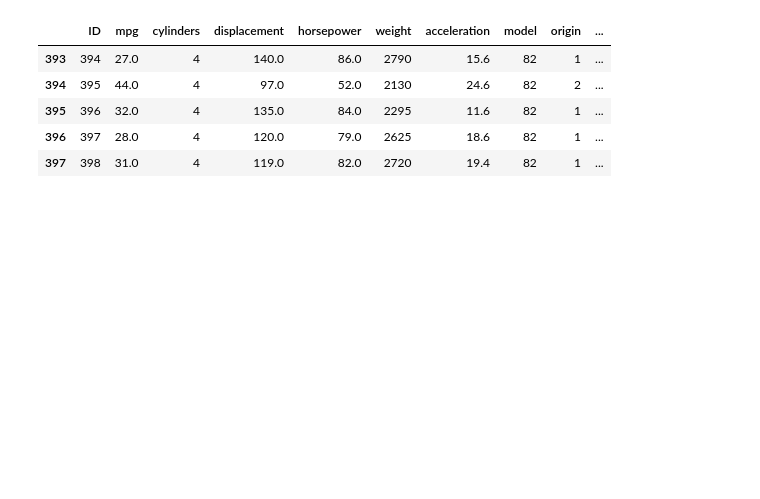
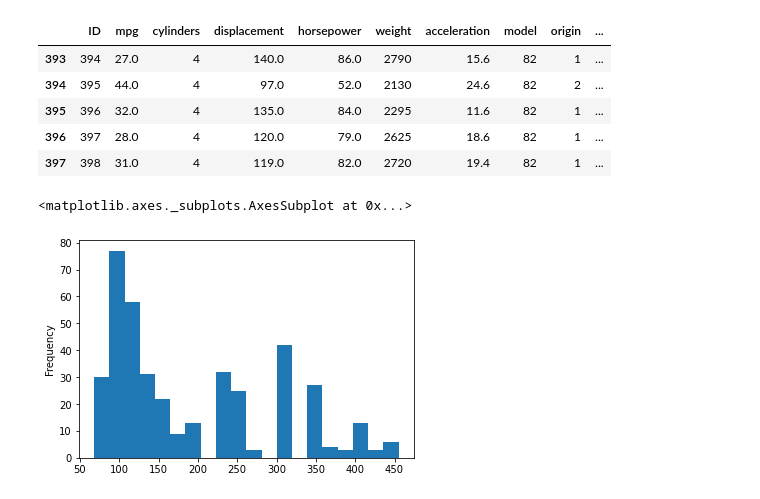
Before and after one commit to brianduran/eda_with_pandas, a Jupyter notebook: handling_outliers.ipynb, the cells around one changed output. Cells and saved outputs as stored; diff of their text form; code cells hidden in the pictures; blank space fills up the shorter version.

```diff
--- a/handling_outliers.ipynb
+++ b/handling_outliers.ipynb
@@ -31,5 +31,6 @@ cars_df[cars_df["displacement"] >= 1000]
 # %%
-cars_df.drop(cars_df[cars_df["displacement"] >= 1000].index).tail(5)
+new_car_df = cars_df.drop(cars_df[cars_df["displacement"] >= 1000].index)
+new_car_df.tail(5)
 # %% [output]
 |  | ID | mpg | cylinders | displacement | horsepower | weight | acceleration | model | origin | ... |
 | 393 | 394 | 27.0 | 4 | 140.0 | 86.0 | 2790 | 15.6 | 82 | 1 | ... |
@@ -37,3 +38,8 @@ cars_df.drop(cars_df[cars_df["displacement"] >= 1000].index).tail(5)
 | 395 | 396 | 32.0 | 4 | 135.0 | 84.0 | 2295 | 11.6 | 82 | 1 | ... |
 | 396 | 397 | 28.0 | 4 | 120.0 | 79.0 | 2625 | 18.6 | 82 | 1 | ... |
 | 397 | 398 | 31.0 | 4 | 119.0 | 82.0 | 2720 | 19.4 | 82 | 1 | ... |
+# %%
+new_car_df["displacement"].plot.hist(stacked=True, bins=20)
+# %% [output]
+<matplotlib.axes._subplots.AxesSubplot at 0x...>
+[figure, added]
```
Also changed, not shown: parts of 5 cells of this notebook, 6 other files.
